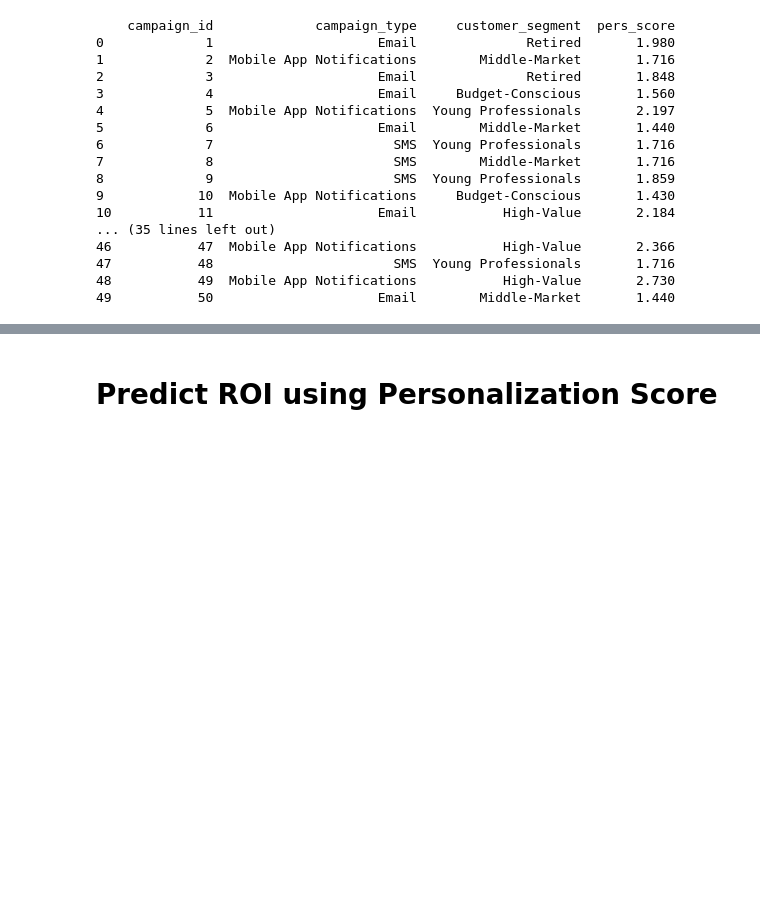
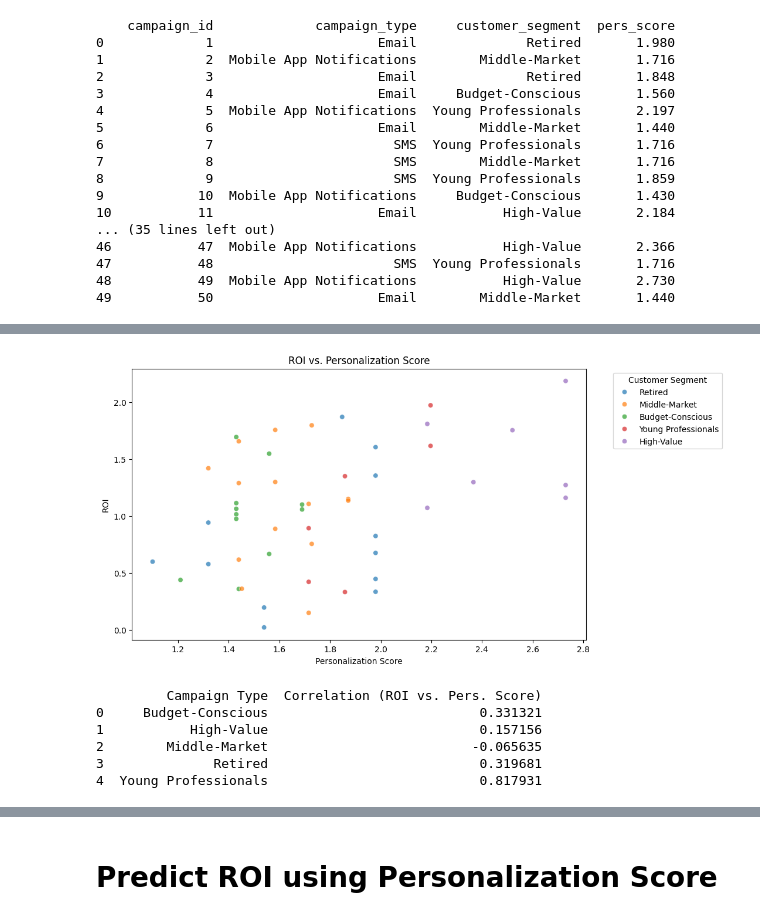
Before and after one commit to andrew250402/DSA3101-Project, a Jupyter notebook: Notebooks/andrew.ipynb, the cells around one changed output, grey strips where cells are left out. Saved outputs shown, nothing was run; the diff lists cells and outputs as text; code cells hidden in the pictures; blank space fills up the shorter version.

```diff
--- a/Notebooks/andrew.ipynb
+++ b/Notebooks/andrew.ipynb
@@ -446,0 +491,29 @@ campaigns
+# %%
+plt.figure(figsize=(10, 6))
+sns.scatterplot(data=campaigns, x="pers_score", y="ROI", hue="customer_segment", alpha=0.7)
+
+# Add labels and title
+plt.xlabel("Personalization Score")
+plt.ylabel("ROI")
+plt.title("ROI vs. Personalization Score")
+plt.legend(title="Customer Segment", bbox_to_anchor=(1.05, 1), loc='upper left')
+
+# Show the plot
+plt.show()
+# %% [output]
+[figure, added]
+# %%
+correlation_table = campaigns.groupby('customer_segment').apply(lambda group: group['ROI'].corr(group['pers_score']), include_groups=False).reset_index()
+
+# Rename columns for clarity
+correlation_table.columns = ['Campaign Type', 'Correlation (ROI vs. Pers. Score)']
+
+# Display results
+print(correlation_table)
+# %% [output]
+         Campaign Type  Correlation (ROI vs. Pers. Score)
+0     Budget-Conscious                           0.331321
+1           High-Value                           0.157156
+2        Middle-Market                          -0.065635
+3              Retired                           0.319681
+4  Young Professionals                           0.817931
```
Also changed, not shown: parts of 8 cells of this notebook.
